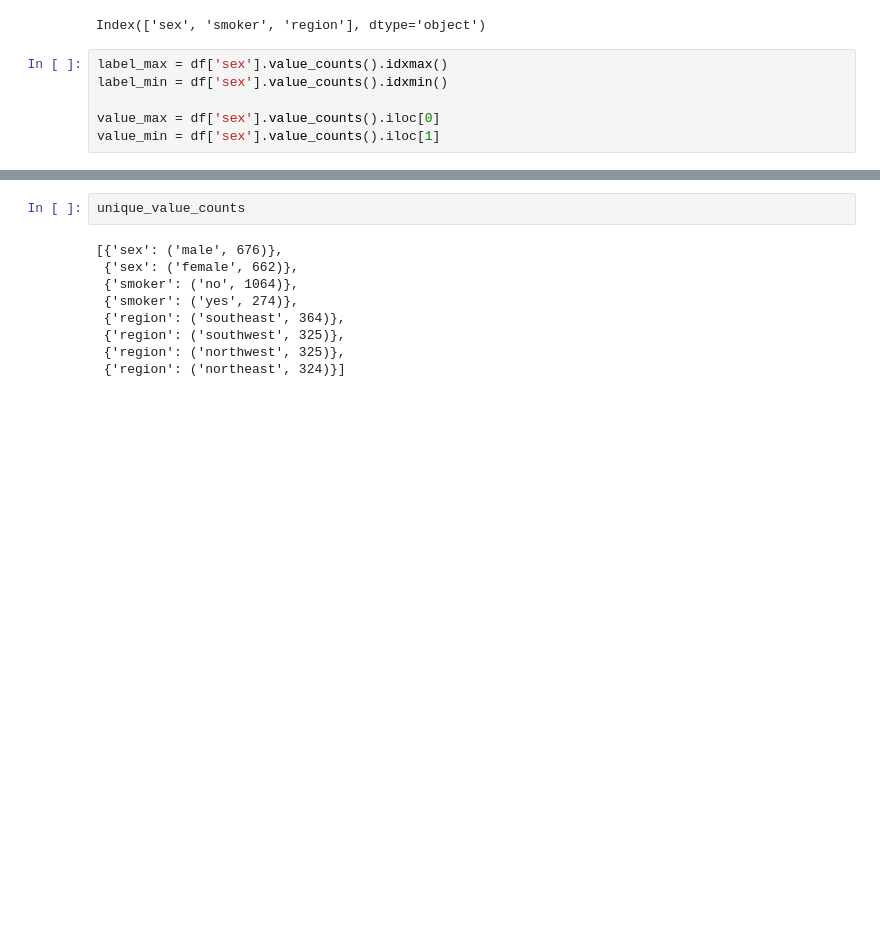
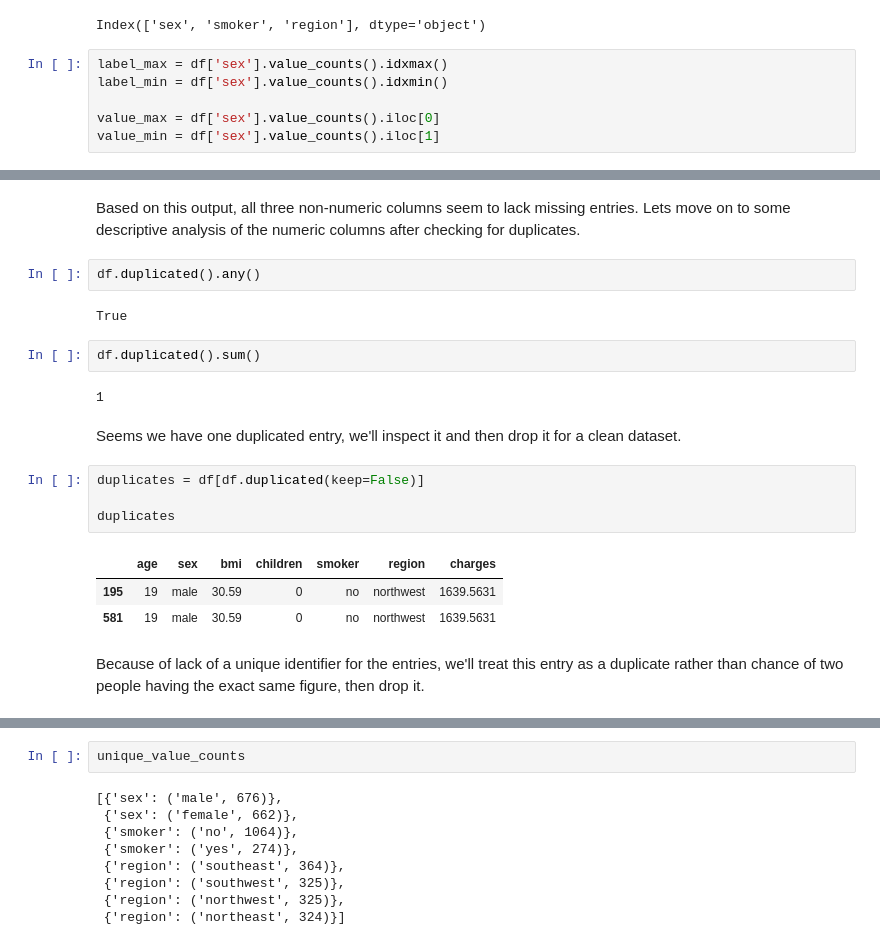
Before and after one commit to MarwaBrian/insurance_charges_prediction, a Jupyter notebook: underwriting.ipynb, the cells around one changed output, grey strips where cells are left out. Cells and saved outputs as stored; diff of their text form; blank space fills up the shorter version.

```diff
--- a/underwriting.ipynb
+++ b/underwriting.ipynb
@@ -78,0 +100,22 @@ for col in non_numeric_cols:
+# %% [markdown]
+Based on this output, all three non-numeric columns seem to lack missing entries. Lets move on to some descriptive analysis of the numeric columns after checking for duplicates.
+# %%
+df.duplicated().any()
+# %% [output]
+True
+# %%
+df.duplicated().sum()
+# %% [output]
+1
+# %% [markdown]
+Seems we have one duplicated entry, we'll inspect it and then drop it for a clean dataset.
+# %%
+duplicates = df[df.duplicated(keep=False)]
+
+duplicates
+# %% [output]
+|  | age | sex | bmi | children | smoker | region | charges |
+| 195 | 19 | male | 30.59 | 0 | no | northwest | 1639.5631 |
+| 581 | 19 | male | 30.59 | 0 | no | northwest | 1639.5631 |
+# %% [markdown]
+Because of lack of a unique identifier for the entries, we'll treat this entry as a duplicate rather than chance of two people having the exact same figure, then drop it.
```
Also changed, not shown: parts of 67 cells of this notebook.
